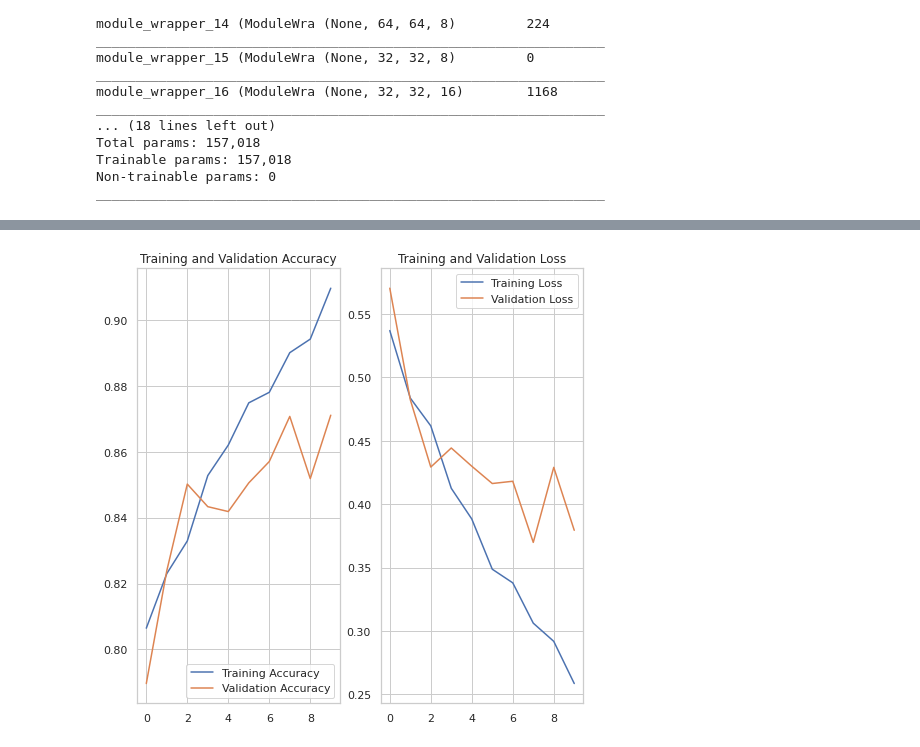
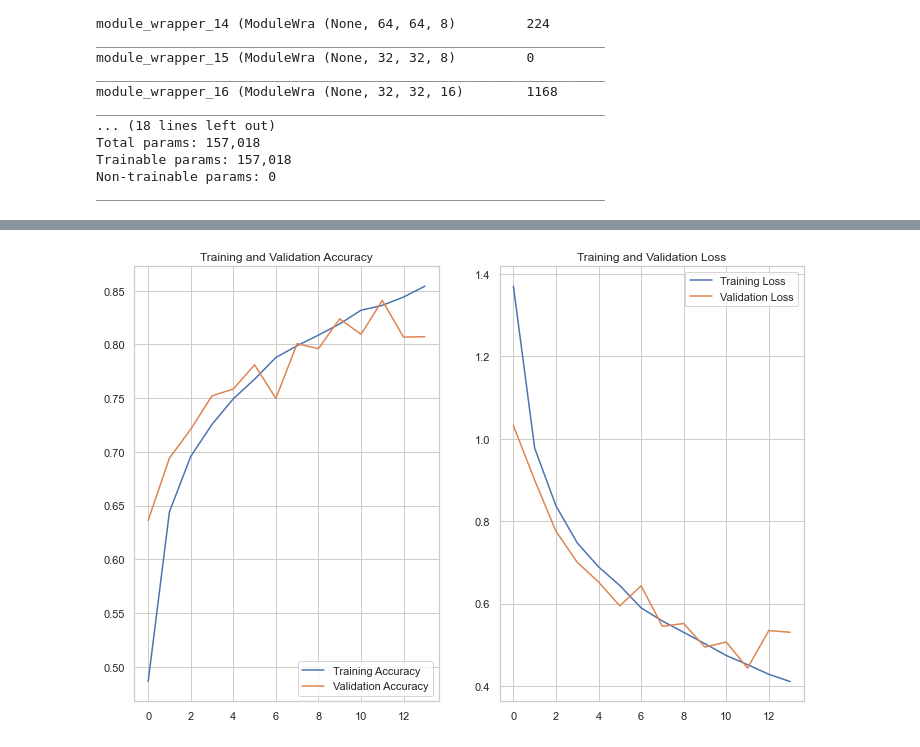
Before and after one commit to markusmaresch/image_classification, a Jupyter notebook: cnn_train.ipynb, the cells around one changed output, grey strips where cells are left out. Cells and saved outputs as stored; diff of their text form; code cells hidden in the pictures.

Commit message:
improvements in training and visualization

```diff
--- a/cnn_train.ipynb
+++ b/cnn_train.ipynb
@@ -20,8 +20,8 @@ from tensorflow.python.keras.models import Sequential
 # plot styles
 
 sns.set_theme(style="whitegrid")
-plt.rcParams['font.family'] = 'sans-serif'
-plt.rcParams['font.sans-serif'] = 'Helvetica'
+#plt.rcParams['font.family'] = 'sans-serif'
+#plt.rcParams['font.sans-serif'] = 'Helvetica'
 # %%
 # ===============================================================================
 # inspect data
@@ -230,8 +217,10 @@ _________________________________________________________________
+# %%
+model.optimizer.learning_rate=0.0005
 # %%
 # ===============================================================================
 # train model
 
-epochs = 10
+epochs = 14
 history = model.fit(
     train_dataset,
     validation_data=validation_dataset,
@@ -310,16 +283,16 @@ val_acc
 # %%
-plt.figure(figsize=(8, 8))
+plt.figure(figsize=(12, 8))
 plt.subplot(1, 2, 1)
 plt.plot(epochs_range, acc, label='Training Accuracy')
 plt.plot(epochs_range, val_acc, label='Validation Accuracy')
 plt.legend(loc='lower right')
 plt.title('Training and Validation Accuracy')
 
 plt.subplot(1, 2, 2)
 plt.plot(epochs_range, loss, label='Training Loss')
 plt.plot(epochs_range, val_loss, label='Validation Loss')
 plt.legend(loc='upper right')
 plt.title('Training and Validation Loss')
 plt.show()
 # %% [output]
-[figure, old version]
+[figure, new version]
```
Also changed, not shown: parts of 12 cells of this notebook.
